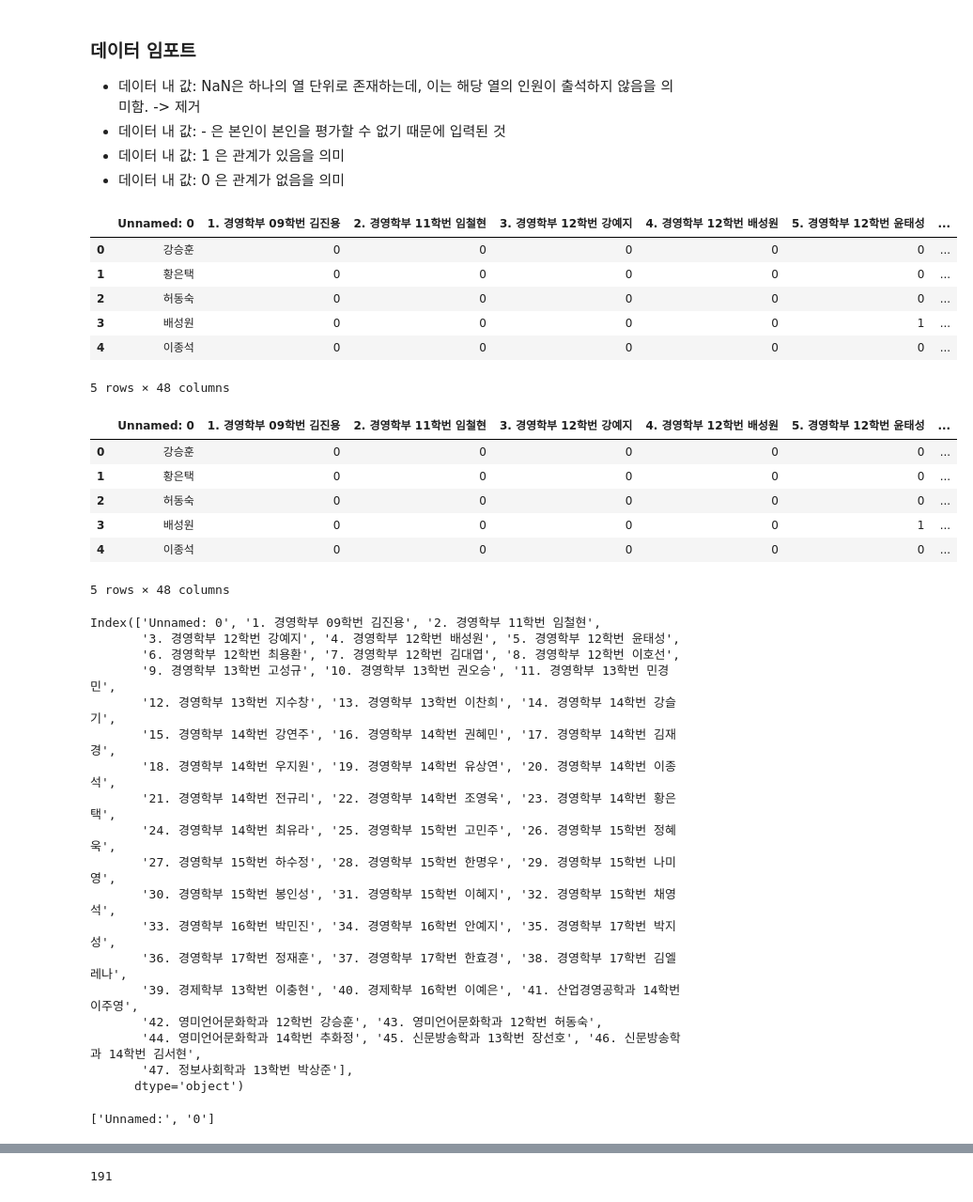
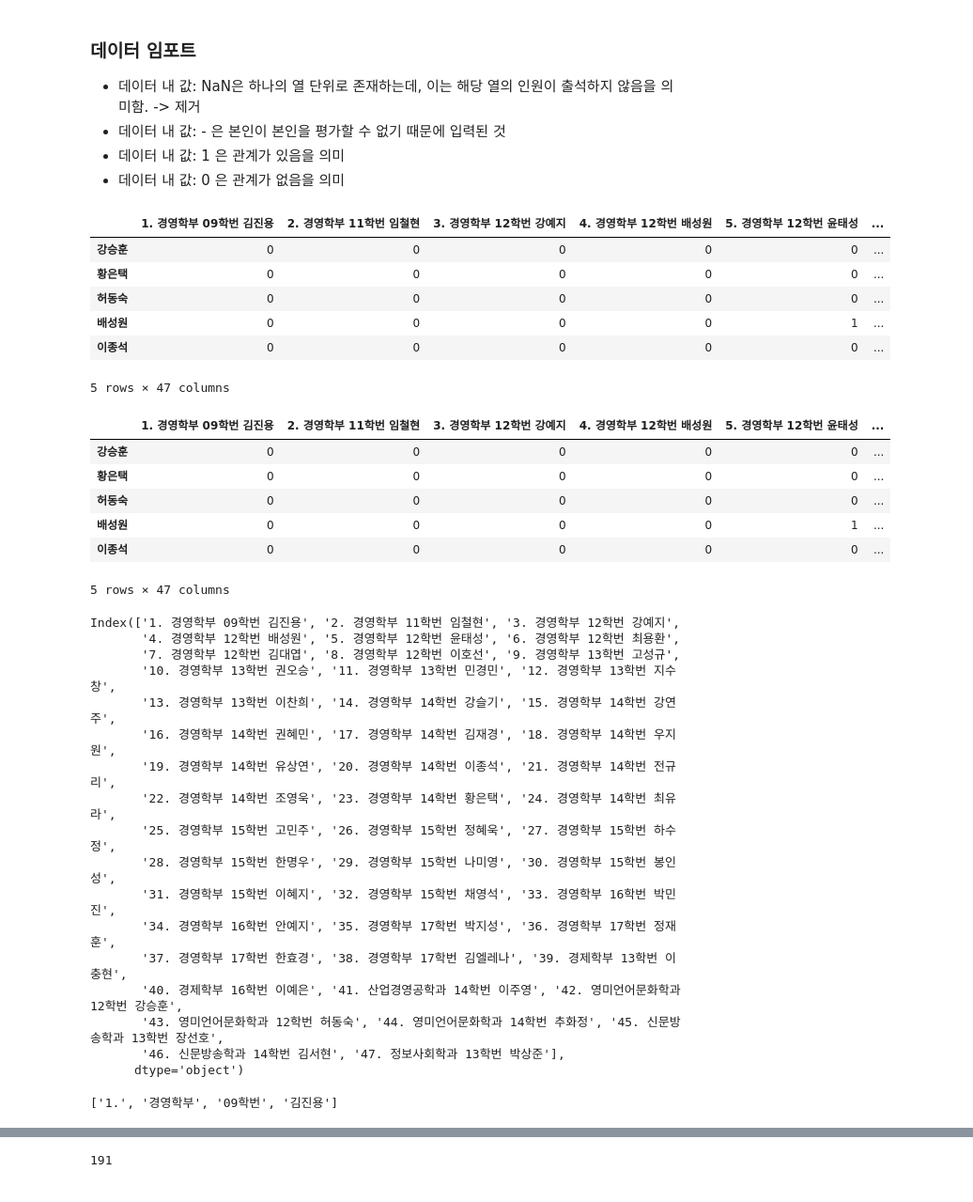
Before and after one commit to helenk2525/MgtDatabase2018, a Jupyter notebook: 데이터분석 4/Network Analysis_student.ipynb, the cells around one changed output, grey strips where cells are left out. Shown at 94% size. Drawn from its saved outputs; the diff is of its cells as text; code cells hidden in the pictures.

```diff
--- a/데이터분석 4/Network Analysis_student.ipynb
+++ b/데이터분석 4/Network Analysis_student.ipynb
@@ -79,56 +79,55 @@ nx.shortest_path(G, 'A', 'D', weight='weight')
 - 데이터 내 값: 0 은 관계가 없음을 의미
 # %%
 # 구글 설문 데이터를 불러옴.
-data = pd.read_csv("studentnetwork_download.csv",encoding = "euc-kr")
+data = pd.read_excel("studentnetwork_download.xlsx")
 data.head()
 # %% [output]
-|  | Unnamed: 0 | 1. 경영학부 09학번 김진용 | 2. 경영학부 11학번 임철현 | 3. 경영학부 12학번 강예지 | 4. 경영학부 12학번 배성원 | 5. 경영학부 12학번 윤태성 | ... |
-| 0 | 강승훈 | 0 | 0 | 0 | 0 | 0 | ... |
-| 1 | 황은택 | 0 | 0 | 0 | 0 | 0 | ... |
-| 2 | 허동숙 | 0 | 0 | 0 | 0 | 0 | ... |
-| 3 | 배성원 | 0 | 0 | 0 | 0 | 1 | ... |
-| 4 | 이종석 | 0 | 0 | 0 | 0 | 0 | ... |
+|  | 1. 경영학부 09학번 김진용 | 2. 경영학부 11학번 임철현 | 3. 경영학부 12학번 강예지 | 4. 경영학부 12학번 배성원 | 5. 경영학부 12학번 윤태성 | ... |
+| 강승훈 | 0 | 0 | 0 | 0 | 0 | ... |
+| 황은택 | 0 | 0 | 0 | 0 | 0 | ... |
+| 허동숙 | 0 | 0 | 0 | 0 | 0 | ... |
+| 배성원 | 0 | 0 | 0 | 0 | 1 | ... |
+| 이종석 | 0 | 0 | 0 | 0 | 0 | ... |
-5 rows × 48 columns
+5 rows × 47 columns
 # %%
 # 설문에 참여를 참여를 안 한 열을 제거함.
 # 생략
 data = data.dropna(axis=1) # axis =1 열을 기준으로 삭제
 data.head()
 # %% [output]
-|  | Unnamed: 0 | 1. 경영학부 09학번 김진용 | 2. 경영학부 11학번 임철현 | 3. 경영학부 12학번 강예지 | 4. 경영학부 12학번 배성원 | 5. 경영학부 12학번 윤태성 | ... |
-| 0 | 강승훈 | 0 | 0 | 0 | 0 | 0 | ... |
-| 1 | 황은택 | 0 | 0 | 0 | 0 | 0 | ... |
-| 2 | 허동숙 | 0 | 0 | 0 | 0 | 0 | ... |
-| 3 | 배성원 | 0 | 0 | 0 | 0 | 1 | ... |
-| 4 | 이종석 | 0 | 0 | 0 | 0 | 0 | ... |
+|  | 1. 경영학부 09학번 김진용 | 2. 경영학부 11학번 임철현 | 3. 경영학부 12학번 강예지 | 4. 경영학부 12학번 배성원 | 5. 경영학부 12학번 윤태성 | ... |
+| 강승훈 | 0 | 0 | 0 | 0 | 0 | ... |
+| 황은택 | 0 | 0 | 0 | 0 | 0 | ... |
+| 허동숙 | 0 | 0 | 0 | 0 | 0 | ... |
+| 배성원 | 0 | 0 | 0 | 0 | 1 | ... |
+| 이종석 | 0 | 0 | 0 | 0 | 0 | ... |
-5 rows × 48 columns
+5 rows × 47 columns
 # %%
 # 우리는 adjacency matrix나 edgelist가 필요함.
 # 컬럼명을 변경해야함. ex) 1. 경영학부 10학번 이정우 -> 이정우
 data.columns # 우선 컬럼명 조회
 # %% [output]
-Index(['Unnamed: 0', '1. 경영학부 09학번 김진용', '2. 경영학부 11학번 임철현',
-       '3. 경영학부 12학번 강예지', '4. 경영학부 12학번 배성원', '5. 경영학부 12학번 윤태성',
-       '6. 경영학부 12학번 최용환', '7. 경영학부 12학번 김대엽', '8. 경영학부 12학번 이호선',
-       '9. 경영학부 13학번 고성규', '10. 경영학부 13학번 권오승', '11. 경영학부 13학번 민경민',
-       '12. 경영학부 13학번 지수창', '13. 경영학부 13학번 이찬희', '14. 경영학부 14학번 강슬기',
-       '15. 경영학부 14학번 강연주', '16. 경영학부 14학번 권혜민', '17. 경영학부 14학번 김재경',
-       '18. 경영학부 14학번 우지원', '19. 경영학부 14학번 유상연', '20. 경영학부 14학번 이종석',
-       '21. 경영학부 14학번 전규리', '22. 경영학부 14학번 조영욱', '23. 경영학부 14학번 황은택',
-       '24. 경영학부 14학번 최유라', '25. 경영학부 15학번 고민주', '26. 경영학부 15학번 정혜욱',
-       '27. 경영학부 15학번 하수정', '28. 경영학부 15학번 한명우', '29. 경영학부 15학번 나미영',
-       '30. 경영학부 15학번 봉인성', '31. 경영학부 15학번 이혜지', '32. 경영학부 15학번 채영석',
-       '33. 경영학부 16학번 박민진', '34. 경영학부 16학번 안예지', '35. 경영학부 17학번 박지성',
-       '36. 경영학부 17학번 정재훈', '37. 경영학부 17학번 한효경', '38. 경영학부 17학번 김엘레나',
-       '39. 경제학부 13학번 이충현', '40. 경제학부 16학번 이예은', '41. 산업경영공학과 14학번 이주영',
-       '42. 영미언어문화학과 12학번 강승훈', '43. 영미언어문화학과 12학번 허동숙',
-       '44. 영미언어문화학과 14학번 추화정', '45. 신문방송학과 13학번 장선호', '46. 신문방송학과 14학번 김서현',
-       '47. 정보사회학과 13학번 박상준'],
+Index(['1. 경영학부 09학번 김진용', '2. 경영학부 11학번 임철현', '3. 경영학부 12학번 강예지',
+       '4. 경영학부 12학번 배성원', '5. 경영학부 12학번 윤태성', '6. 경영학부 12학번 최용환',
+       '7. 경영학부 12학번 김대엽', '8. 경영학부 12학번 이호선', '9. 경영학부 13학번 고성규',
+       '10. 경영학부 13학번 권오승', '11. 경영학부 13학번 민경민', '12. 경영학부 13학번 지수창',
+       '13. 경영학부 13학번 이찬희', '14. 경영학부 14학번 강슬기', '15. 경영학부 14학번 강연주',
+       '16. 경영학부 14학번 권혜민', '17. 경영학부 14학번 김재경', '18. 경영학부 14학번 우지원',
+       '19. 경영학부 14학번 유상연', '20. 경영학부 14학번 이종석', '21. 경영학부 14학번 전규리',
+       '22. 경영학부 14학번 조영욱', '23. 경영학부 14학번 황은택', '24. 경영학부 14학번 최유라',
+       '25. 경영학부 15학번 고민주', '26. 경영학부 15학번 정혜욱', '27. 경영학부 15학번 하수정',
+       '28. 경영학부 15학번 한명우', '29. 경영학부 15학번 나미영', '30. 경영학부 15학번 봉인성',
+       '31. 경영학부 15학번 이혜지', '32. 경영학부 15학번 채영석', '33. 경영학부 16학번 박민진',
+       '34. 경영학부 16학번 안예지', '35. 경영학부 17학번 박지성', '36. 경영학부 17학번 정재훈',
+       '37. 경영학부 17학번 한효경', '38. 경영학부 17학번 김엘레나', '39. 경제학부 13학번 이충현',
+       '40. 경제학부 16학번 이예은', '41. 산업경영공학과 14학번 이주영', '42. 영미언어문화학과 12학번 강승훈',
+       '43. 영미언어문화학과 12학번 허동숙', '44. 영미언어문화학과 14학번 추화정', '45. 신문방송학과 13학번 장선호',
+       '46. 신문방송학과 14학번 김서현', '47. 정보사회학과 13학번 박상준'],
       dtype='object')
 # %%
 data.columns[0].split()
 # %% [output]
-['Unnamed:', '0']
+['1.', '경영학부', '09학번', '김진용']
 # %%
 # 컬럼명 정리
 column_list = []
```
Also changed, not shown: parts of 16 cells of this notebook, 8 other files.
